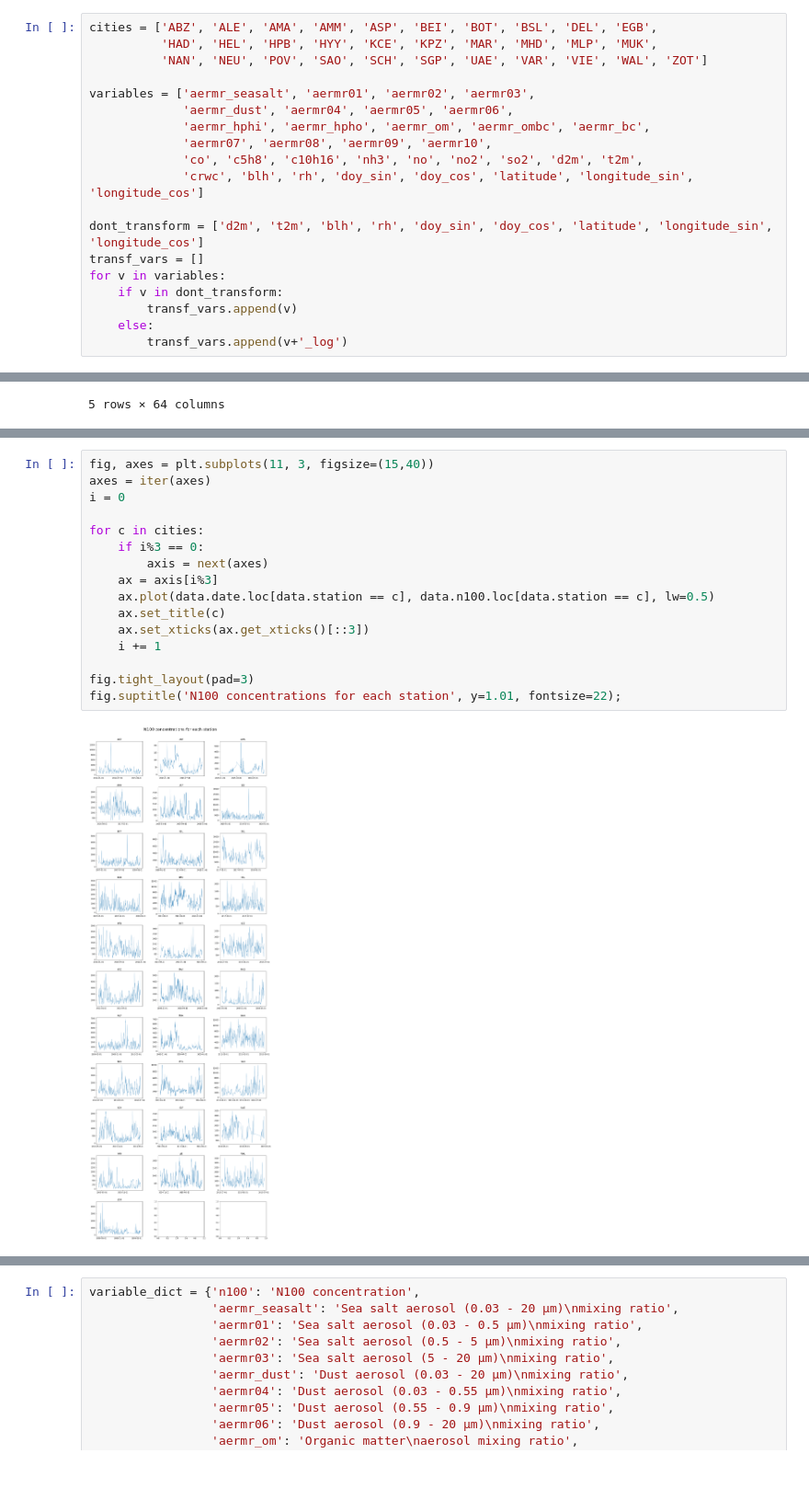
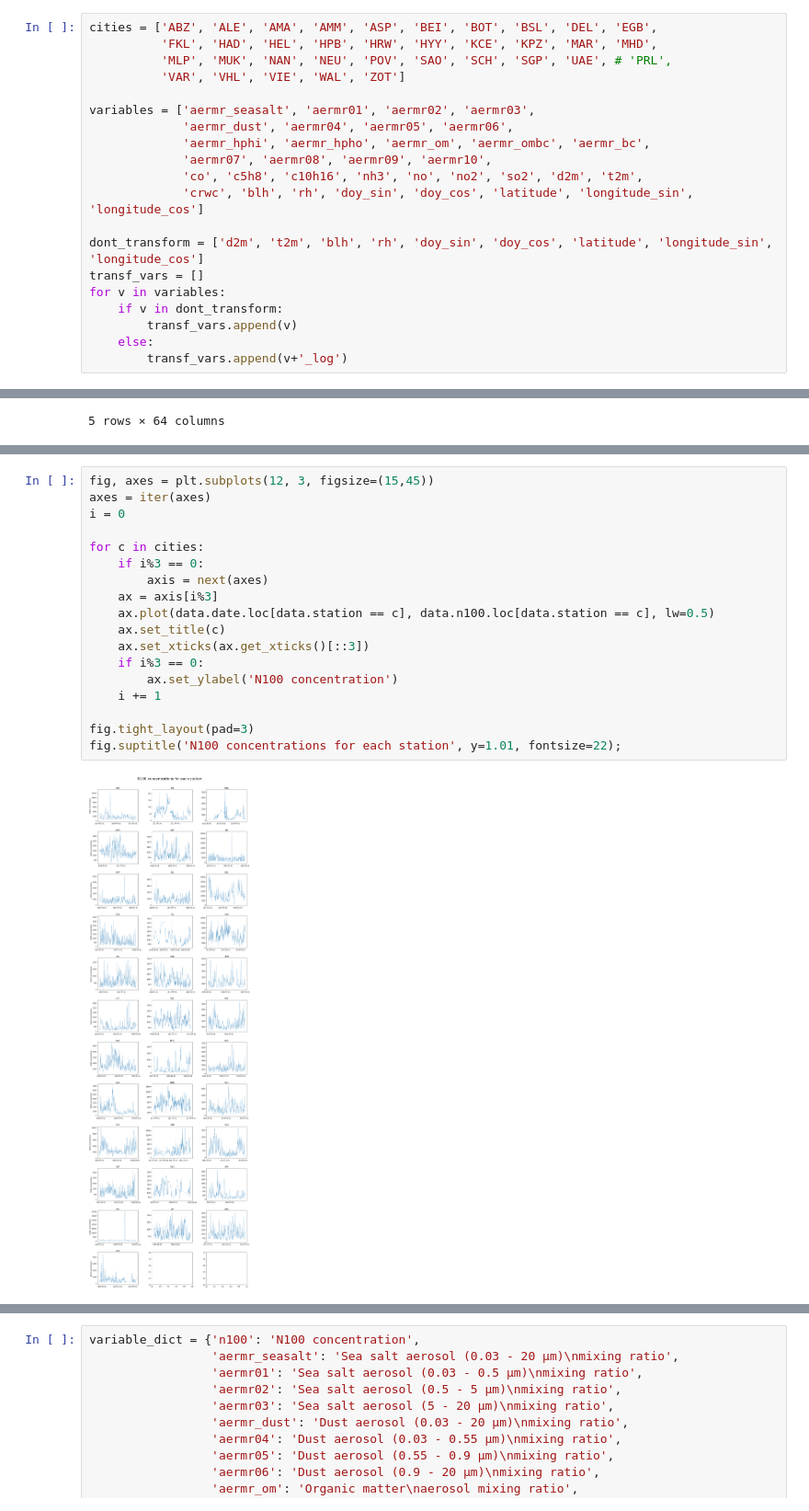
Before and after one commit to ellarauth/CCN-proxy-modeling, a Jupyter notebook: exploratory data analysis.ipynb, the cells around one changed output, grey strips where cells are left out. Shown at 92% size. Cells and saved outputs as stored; diff of their text form; blank space fills up the shorter version.

```diff
--- a/exploratory data analysis.ipynb
+++ b/exploratory data analysis.ipynb
@@ -6,8 +6,9 @@ from scipy.stats import pearsonr
 import seaborn as sns
 # %%
 cities = ['ABZ', 'ALE', 'AMA', 'AMM', 'ASP', 'BEI', 'BOT', 'BSL', 'DEL', 'EGB',
-          'HAD', 'HEL', 'HPB', 'HYY', 'KCE', 'KPZ', 'MAR', 'MHD', 'MLP', 'MUK',
-          'NAN', 'NEU', 'POV', 'SAO', 'SCH', 'SGP', 'UAE', 'VAR', 'VIE', 'WAL', 'ZOT']
+          'FKL', 'HAD', 'HEL', 'HPB', 'HRW', 'HYY', 'KCE', 'KPZ', 'MAR', 'MHD',
+          'MLP', 'MUK', 'NAN', 'NEU', 'POV', 'SAO', 'SCH', 'SGP', 'UAE', # 'PRL',
+          'VAR', 'VHL', 'VIE', 'WAL', 'ZOT']
 
 variables = ['aermr_seasalt', 'aermr01', 'aermr02', 'aermr03',
              'aermr_dust', 'aermr04', 'aermr05', 'aermr06',
@@ -84,19 +84,21 @@ data = new_data
 # %%
-fig, axes = plt.subplots(11, 3, figsize=(15,40))
+fig, axes = plt.subplots(12, 3, figsize=(15,45))
 axes = iter(axes)
 i = 0
 
 for c in cities:
     if i%3 == 0:
         axis = next(axes)
     ax = axis[i%3]
     ax.plot(data.date.loc[data.station == c], data.n100.loc[data.station == c], lw=0.5)
     ax.set_title(c)
     ax.set_xticks(ax.get_xticks()[::3])
+    if i%3 == 0:
+        ax.set_ylabel('N100 concentration')
     i += 1
 
 fig.tight_layout(pad=3)
 fig.suptitle('N100 concentrations for each station', y=1.01, fontsize=22);
 # %% [output]
-[figure, old version]
+[figure, new version]
 # %%
```
Also changed, not shown: parts of 7 cells of this notebook, 30 other files.
